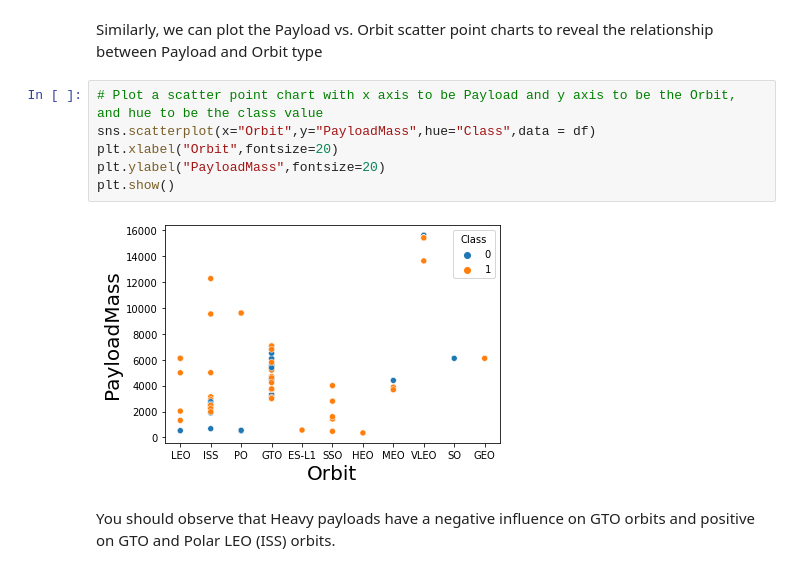
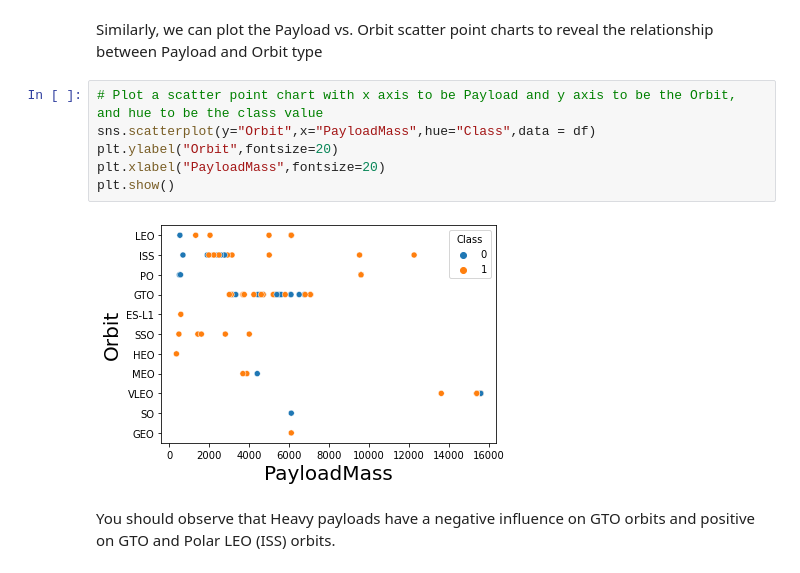
Before and after one commit to SreekanthPuram/DataScienceProject, a Jupyter notebook: EDA with Data Visualization.ipynb, the cells around one changed output. Drawn from its saved outputs; the diff is of its cells as text.

```diff
--- a/EDA with Data Visualization.ipynb
+++ b/EDA with Data Visualization.ipynb
@@ -171,12 +163,12 @@ You should see that in the LEO orbit the Success appears related to the number o
 Similarly, we can plot the Payload vs. Orbit scatter point charts to reveal the relationship between Payload and Orbit type
 # %%
 # Plot a scatter point chart with x axis to be Payload and y axis to be the Orbit, and hue to be the class value
-sns.scatterplot(x="Orbit",y="PayloadMass",hue="Class",data = df)
-plt.xlabel("Orbit",fontsize=20)
-plt.ylabel("PayloadMass",fontsize=20)
+sns.scatterplot(y="Orbit",x="PayloadMass",hue="Class",data = df)
+plt.ylabel("Orbit",fontsize=20)
+plt.xlabel("PayloadMass",fontsize=20)
 plt.show()
 # %% [output]
-[figure, old version]
+[figure, new version]
 # %% [markdown]
 You should observe that Heavy payloads have a negative influence on GTO orbits and positive on GTO and Polar LEO (ISS) orbits.
 # %% [markdown]
```
Also changed, not shown: parts of 4 cells of this notebook.
